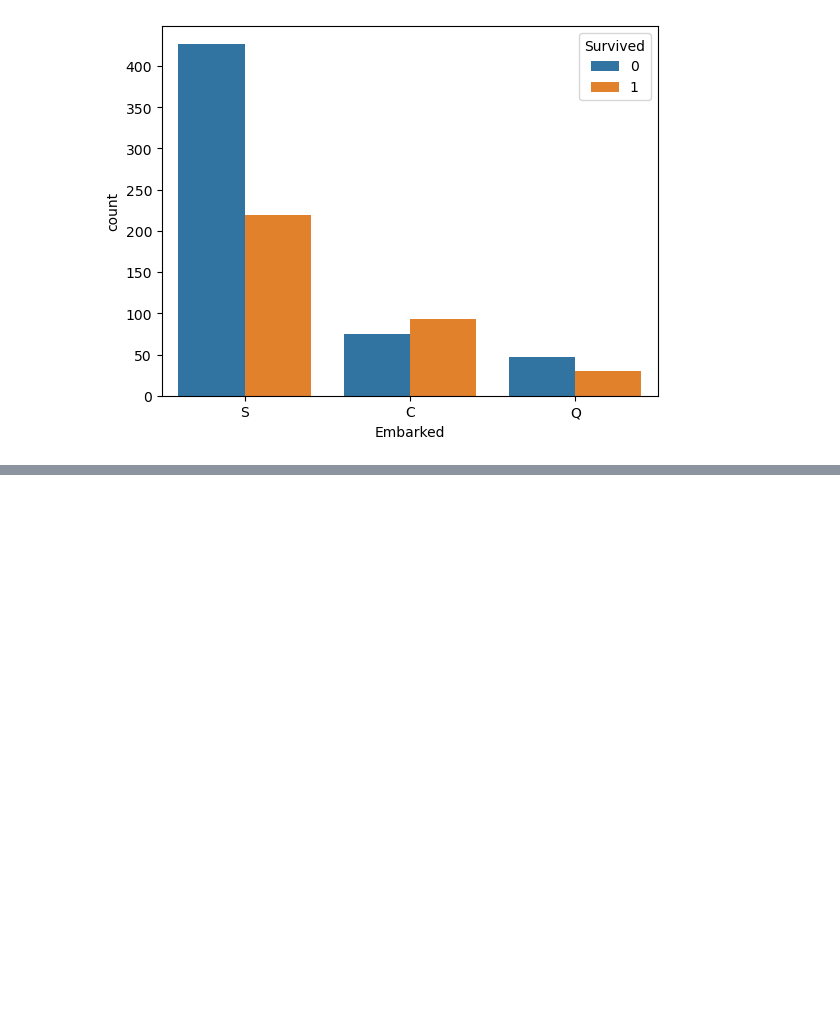
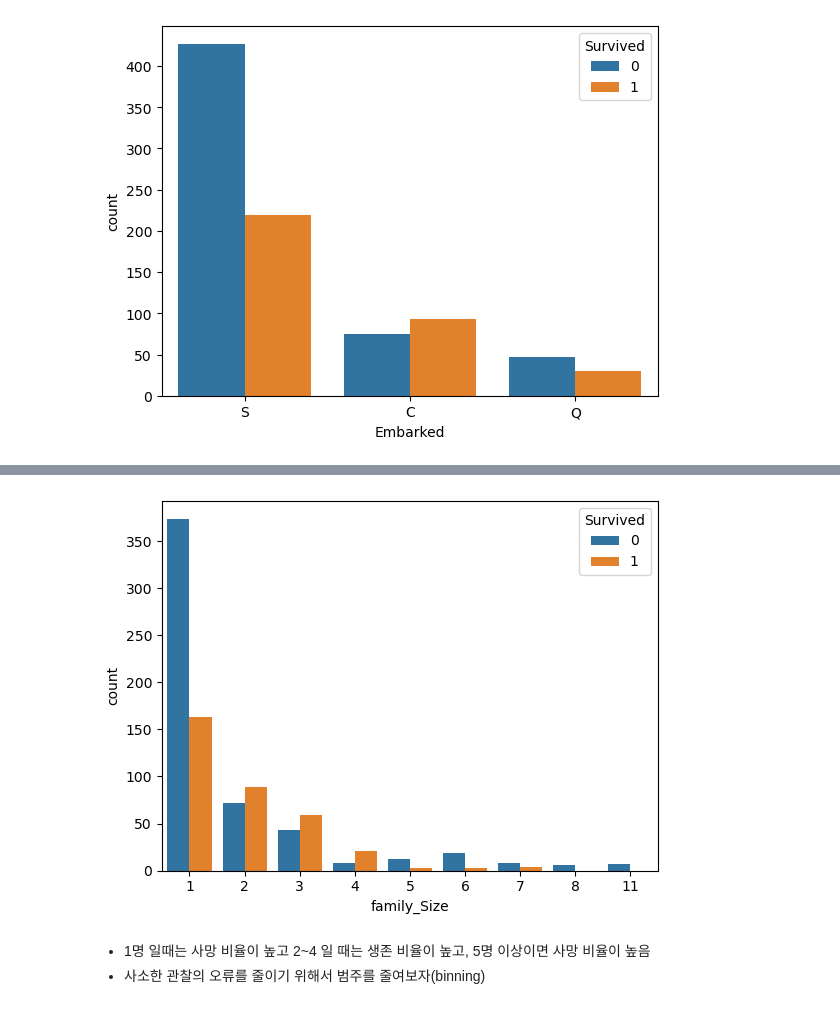
Before and after one commit to truffleToast/Aishool, a Jupyter notebook: Pythonstudy/Machine Learning/ex_05_titanico_분류실습.ipynb, the cells around one changed output, grey strips where cells are left out. Cells and saved outputs as stored; diff of their text form; code cells hidden in the pictures; blank space fills up the shorter version.

```diff
--- a/Pythonstudy/Machine Learning/ex_05_titanico_분류실습.ipynb
+++ b/Pythonstudy/Machine Learning/ex_05_titanico_분류실습.ipynb
@@ -608,0 +681,8 @@ plt.show()
+# %%
+sns.countplot(data = train , x= 'family_Size', hue= 'Survived')
+plt.show()
+# %% [output]
+[figure, added]
+# %% [markdown]
+- 1명 일때는 사망 비율이 높고 2~4 일 때는 생존 비율이 높고, 5명 이상이면 사망 비율이 높음
+- 사소한 관찰의 오류를 줄이기 위해서 범주를 줄여보자(binning)
```
Also changed, not shown: parts of 43 cells of this notebook, 16 other files.
